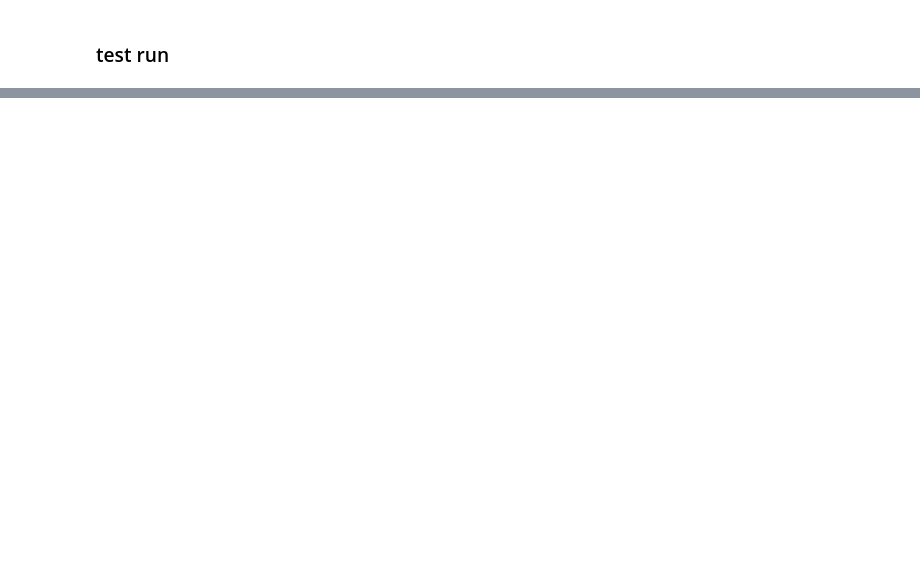
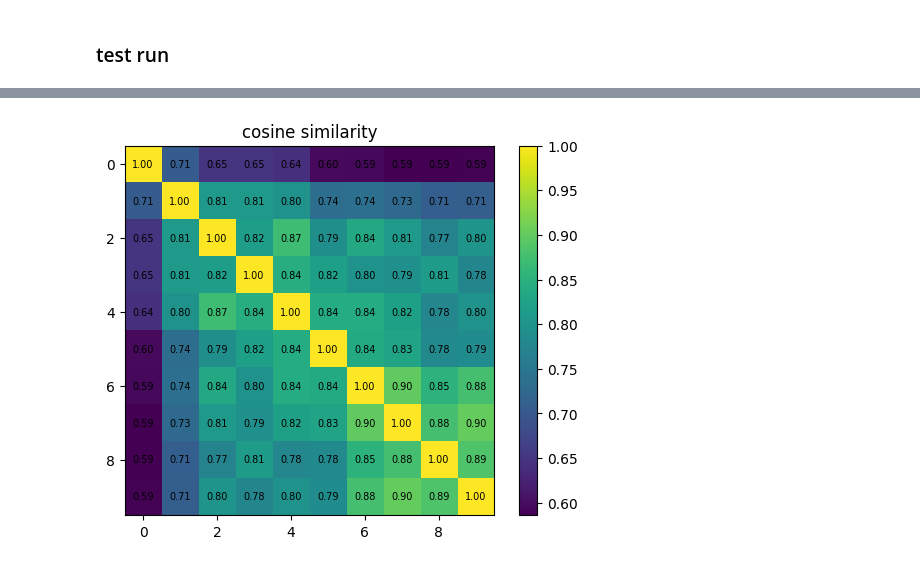
Before and after one commit to karanjotsv/SAEs, a Jupyter notebook: saelens.ipynb, the cells around one changed output, grey strips where cells are left out. Cells and saved outputs as stored; diff of their text form; code cells hidden in the pictures; blank space fills up the shorter version.

```diff
--- a/saelens.ipynb
+++ b/saelens.ipynb
@@ -120,0 +162,4 @@ predicted next token:  She
+# %%
+plot_sim(in_similarity[5])
+# %% [output]
+[figure, added]
```
Also changed, not shown: parts of 12 cells of this notebook, 41 other files.
